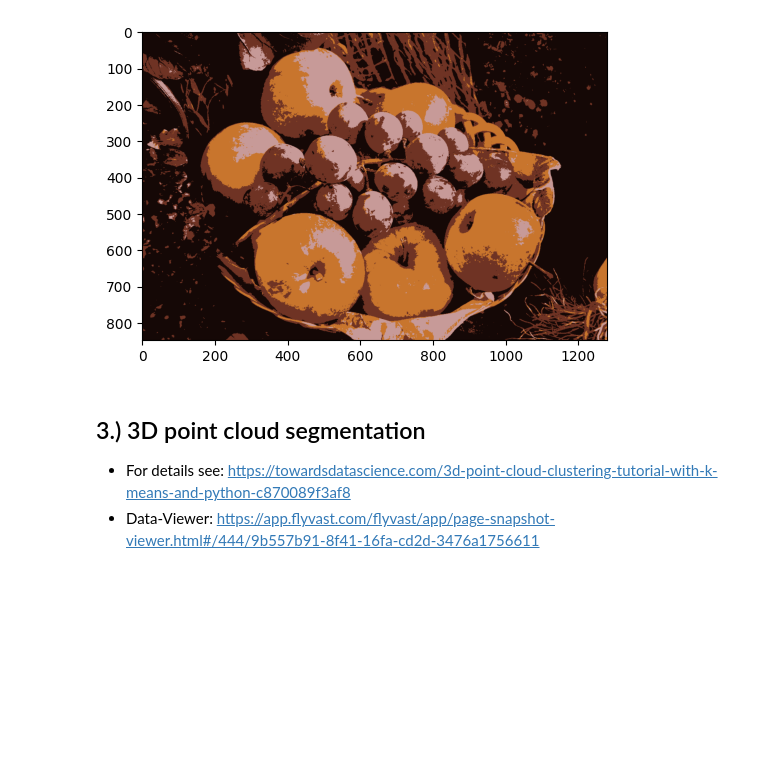
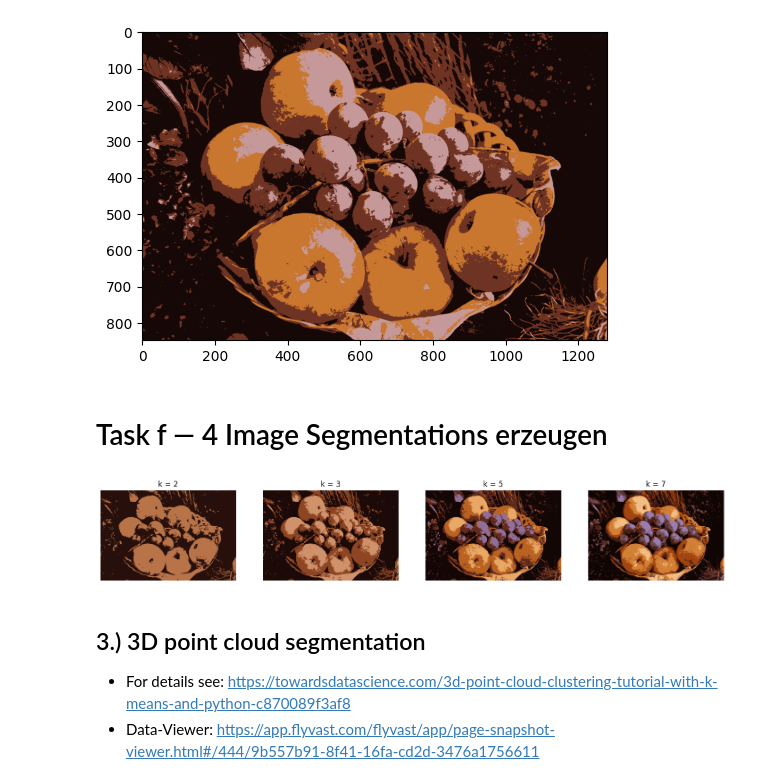
Before and after one commit to gaglileoo/data_analytics, a Jupyter notebook: Week_10/k-means_clustering.ipynb, the cells around one changed output. Cells and saved outputs as stored; diff of their text form; code cells hidden in the pictures; blank space fills up the shorter version.

Commit message:
task 10 finish

```diff
--- a/Week_10/k-means_clustering.ipynb
+++ b/Week_10/k-means_clustering.ipynb
@@ -305,6 +295,28 @@ plt.imshow(segmented_image)
 # %% [output]
 <matplotlib.image.AxesImage at 0x...>
 [figure]
+# %% [markdown]
+# Task f — 4 Image Segmentations erzeugen
+# %%
+k_values = [2, 3, 5, 7]
+segmented_images = []
+
+for k in k_values:
+    retval, labels, centers = cv2.kmeans(pixel_vals, k, None, criteria, 10, cv2.KMEANS_RANDOM_CENTERS)
+    centers = np.uint8(centers)
+    segmented = centers[labels.flatten()].reshape(image.shape)
+    segmented_images.append(segmented)
+
+# Plot
+fig, ax = plt.subplots(1, 4, figsize=(18,6))
+for idx, k in enumerate(k_values):
+    ax[idx].imshow(segmented_images[idx])
+    ax[idx].set_title(f'k = {k}')
+    ax[idx].axis('off')
+
+plt.show()
+# %% [output]
+[figure, added]
 # %% [markdown]
 ## 3.) 3D point cloud segmentation
 - For details see: https://towardsdatascience.com/3d-point-cloud-clustering-tutorial-with-k-means-and-python-c870089f3af8
```
Also changed, not shown: parts of 18 cells of this notebook, 2 other files.
